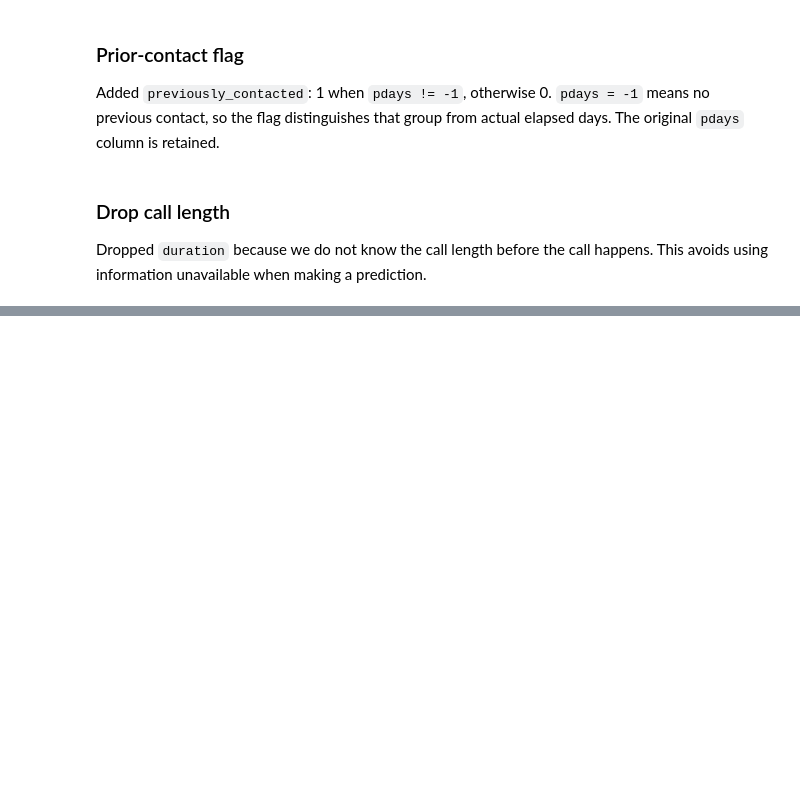
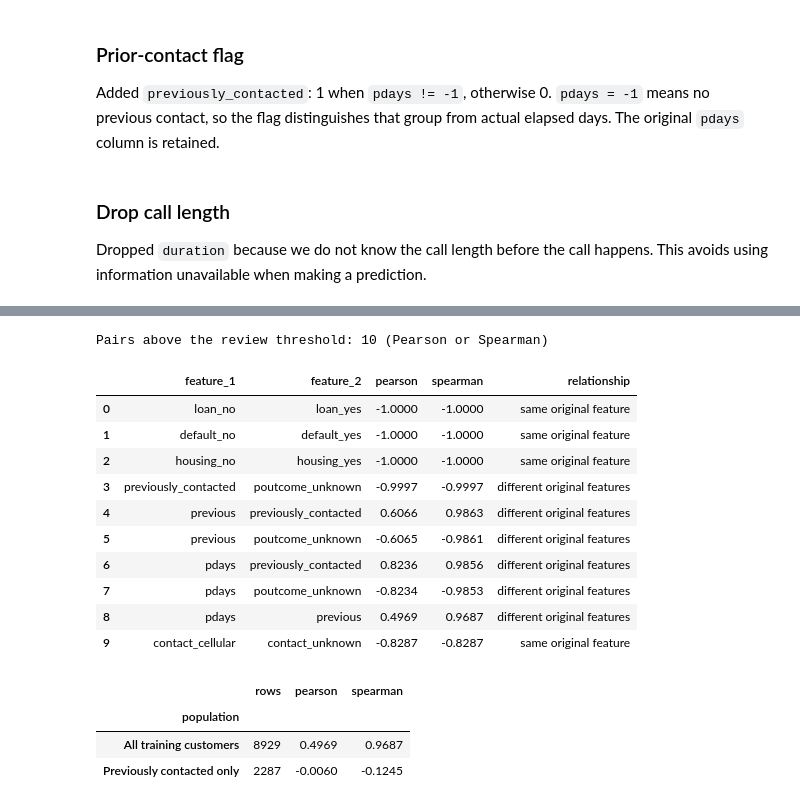
Before and after one commit to lance-kluge/bankChurnML, a Jupyter notebook: bankChurn.ipynb, the cells around one changed output, grey strips where cells are left out. Drawn from its saved outputs; the diff is of its cells as text; code cells hidden in the pictures; blank space fills up the shorter version.

```diff
--- a/bankChurn.ipynb
+++ b/bankChurn.ipynb
@@ -143,0 +249,59 @@ features = df.drop(columns='deposit')
+# %%
+encoded_pearson = X_train_encoded.corr(method='pearson')
+encoded_spearman = X_train_encoded.corr(method='spearman')
+upper_triangle = np.triu(np.ones(encoded_pearson.shape, dtype=bool), k=1)
+correlation_pairs = pd.concat([
+    encoded_pearson.where(upper_triangle).stack().rename('pearson'),
+    encoded_spearman.where(upper_triangle).stack().rename('spearman'),
+], axis=1).rename_axis(['feature_1', 'feature_2']).reset_index()
+
+# Identify indicator pairs belonging to the same original categorical feature.
+column_sources = {
+    column: next((source for source in categorical_columns if column.startswith(f'{source}_')), column)
+    for column in X_train_encoded.columns
+}
+correlation_pairs['relationship'] = np.where(
+    correlation_pairs['feature_1'].map(column_sources).eq(correlation_pairs['feature_2'].map(column_sources)),
+    'same original feature', 'different original features',
+)
+correlation_pairs['max_abs_correlation'] = correlation_pairs[['pearson', 'spearman']].abs().max(axis=1)
+correlation_threshold = 0.80
+high_correlation_pairs = correlation_pairs.loc[
+    correlation_pairs['max_abs_correlation'].ge(correlation_threshold)
+].sort_values('max_abs_correlation', ascending=False).reset_index(drop=True)
+print(f"Pairs above the review threshold: {len(high_correlation_pairs)} (Pearson or Spearman)")
+high_correlation_pairs.drop(columns='max_abs_correlation').round(4)
+# %% [output]
+Pairs above the review threshold: 10 (Pearson or Spearman)
+|  | feature_1 | feature_2 | pearson | spearman | relationship |
+| 0 | loan_no | loan_yes | -1.0000 | -1.0000 | same original feature |
+| 1 | default_no | default_yes | -1.0000 | -1.0000 | same original feature |
+| 2 | housing_no | housing_yes | -1.0000 | -1.0000 | same original feature |
+| 3 | previously_contacted | poutcome_unknown | -0.9997 | -0.9997 | different original features |
+| 4 | previous | previously_contacted | 0.6066 | 0.9863 | different original features |
+| 5 | previous | poutcome_unknown | -0.6065 | -0.9861 | different original features |
+| 6 | pdays | previously_contacted | 0.8236 | 0.9856 | different original features |
+| 7 | pdays | poutcome_unknown | -0.8234 | -0.9853 | different original features |
+| 8 | pdays | previous | 0.4969 | 0.9687 | different original features |
+| 9 | contact_cellular | contact_unknown | -0.8287 | -0.8287 | same original feature |
+# %%
+# Separate shared no-history zeros from relationships within observed histories.
+history_columns = ['pdays', 'previous']
+contacted_training_rows = X_train_encoded['previously_contacted'].eq(1)
+history_correlation = pd.DataFrame([
+    {
+        'population': label, 'rows': len(values),
+        'pearson': values[history_columns].corr(method='pearson').iloc[0, 1],
+        'spearman': values[history_columns].corr(method='spearman').iloc[0, 1],
+    }
+    for label, values in [
+        ('All training customers', X_train_encoded),
+        ('Previously contacted only', X_train_encoded.loc[contacted_training_rows]),
+    ]
+]).set_index('population')
+history_correlation.round(4)
+# %% [output]
+|  | rows | pearson | spearman |
+| population |  |  |  |
+| All training customers | 8929 | 0.4969 | 0.9687 |
+| Previously contacted only | 2287 | -0.0060 | -0.1245 |
```
Also changed, not shown: parts of 7 cells of this notebook.
